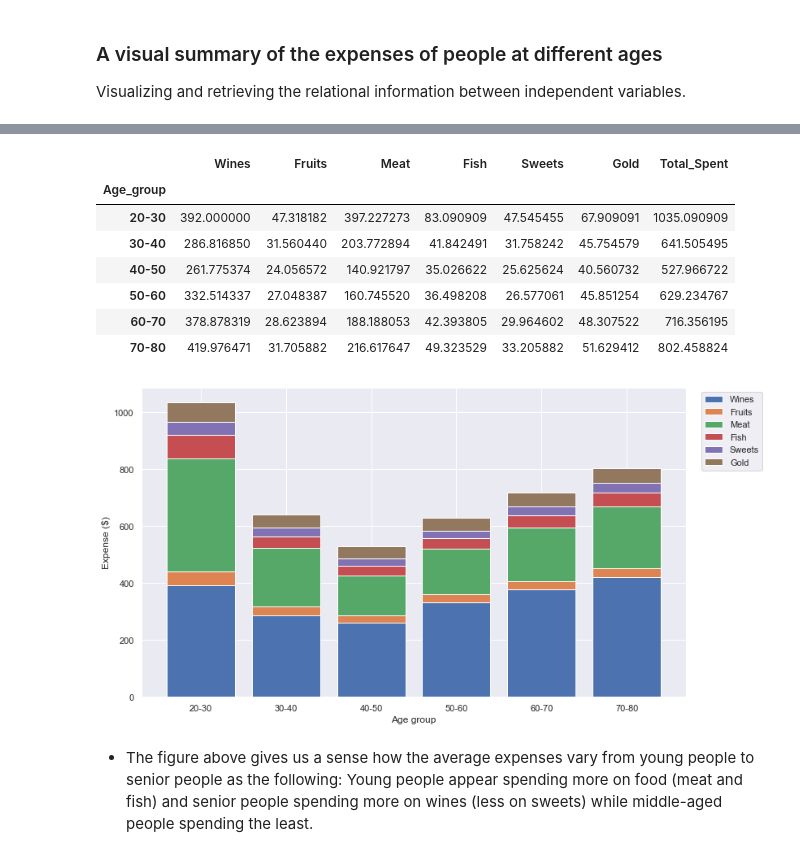
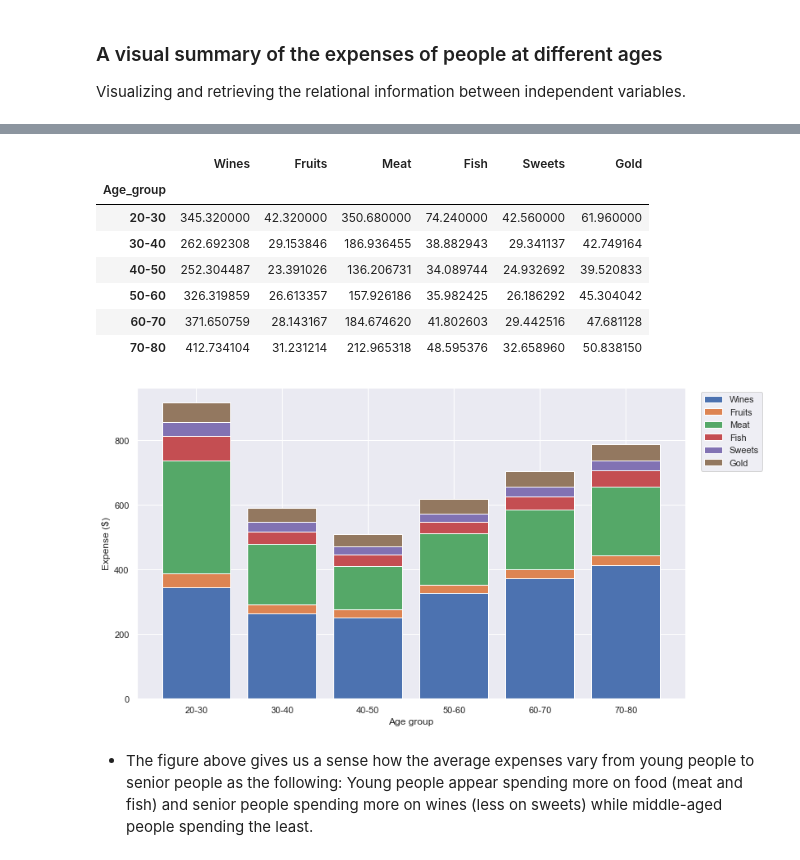
Before and after one commit to livia360/Capstone_project, a Jupyter notebook: 01_Data_Wrangling.ipynb, the cells around one changed output, grey strips where cells are left out. Cells and saved outputs as stored; diff of their text form; code cells hidden in the pictures.

```diff
--- a/01_Data_Wrangling.ipynb
+++ b/01_Data_Wrangling.ipynb
@@ -365,3 +377,0 @@ plt.show()
-# %%
-# use '+' to sum the total spent amount
-df['Total_Spent'] = df.Wines + df.Fruits + df.Meat + df.Fish + df.Sweets + df.Gold
@@ -370,2 +377,0 @@ df['Total_Spent'] = df.Wines + df.Fruits + df.Meat + df.Fish + df.Sweets + df.Go
-# %%
-df = df[df['Age'] < 100]
@@ -376,2 +377,0 @@ df['Age_group'] = pd.cut(df.Age, [20,30,40,50,60,70,80],
-# %%
-df['Total_AcceptedCmp'] = df['AcceptedCmp1'] + df['AcceptedCmp2'] + df['AcceptedCmp3'] + df['AcceptedCmp4'] + df['AcceptedCmp5'] + df['AcceptedCmp6']
@@ -428,2 +411,3 @@ plt.xlabel('Age group');
 # %%
-age_spent_mean = df.groupby(['Age_group']).mean()
+# by age
+byage = df.groupby(['Age_group']).mean()
@@ -430,34 +425,34 @@ age_spent_mean = df.groupby(['Age_group']).mean()
 # %%
 # young people spend more on meat and senior people spend more on wines...
-age_spent_mean[['Wines', 'Fruits', 'Meat', 'Fish', 'Sweets', 'Gold','Total_Spent']]
+byage[['Wines', 'Fruits', 'Meat', 'Fish', 'Sweets', 'Gold']]
 # %% [output]
-|  | Wines | Fruits | Meat | Fish | Sweets | Gold | Total_Spent |
-| Age_group |  |  |  |  |  |  |  |
-| 20-30 | 392.000000 | 47.318182 | 397.227273 | 83.090909 | 47.545455 | 67.909091 | 1035.090909 |
-| 30-40 | 286.816850 | 31.560440 | 203.772894 | 41.842491 | 31.758242 | 45.754579 | 641.505495 |
-| 40-50 | 261.775374 | 24.056572 | 140.921797 | 35.026622 | 25.625624 | 40.560732 | 527.966722 |
-| 50-60 | 332.514337 | 27.048387 | 160.745520 | 36.498208 | 26.577061 | 45.851254 | 629.234767 |
-| 60-70 | 378.878319 | 28.623894 | 188.188053 | 42.393805 | 29.964602 | 48.307522 | 716.356195 |
-| 70-80 | 419.976471 | 31.705882 | 216.617647 | 49.323529 | 33.205882 | 51.629412 | 802.458824 |
+|  | Wines | Fruits | Meat | Fish | Sweets | Gold |
+| Age_group |  |  |  |  |  |  |
+| 20-30 | 345.320000 | 42.320000 | 350.680000 | 74.240000 | 42.560000 | 61.960000 |
+| 30-40 | 262.692308 | 29.153846 | 186.936455 | 38.882943 | 29.341137 | 42.749164 |
+| 40-50 | 252.304487 | 23.391026 | 136.206731 | 34.089744 | 24.932692 | 39.520833 |
+| 50-60 | 326.319859 | 26.613357 | 157.926186 | 35.982425 | 26.186292 | 45.304042 |
+| 60-70 | 371.650759 | 28.143167 | 184.674620 | 41.802603 | 29.442516 | 47.681128 |
+| 70-80 | 412.734104 | 31.231214 | 212.965318 | 48.595376 | 32.658960 | 50.838150 |
 # %%
 import matplotlib.ticker as mticker
 
 fig, ax = plt.subplots(figsize=(12,7))
-ax.bar(age_spent_mean.index, age_spent_mean['Wines'], label='Wines')
-ax.bar(age_spent_mean.index, age_spent_mean['Fruits'], bottom=age_spent_mean['Wines'], label='Fruits')
-ax.bar(age_spent_mean.index, age_spent_mean['Meat'], bottom=age_spent_mean['Wines'] + age_spent_mean['Fruits'], label='Meat')
-ax.bar(age_spent_mean.index, age_spent_mean['Fish'], bottom=age_spent_mean['Wines'] + age_spent_mean['Fruits']
-       + age_spent_mean['Meat'], label='Fish')
-ax.bar(age_spent_mean.index, age_spent_mean['Sweets'], bottom=age_spent_mean['Wines'] + age_spent_mean['Fruits']
-       + age_spent_mean['Meat'] + age_spent_mean['Fish'], label='Sweets')
-ax.bar(age_spent_mean.index, age_spent_mean['Gold'], bottom=age_spent_mean['Wines'] + age_spent_mean['Fruits']
-       + age_spent_mean['Meat'] + age_spent_mean['Fish'] + age_spent_mean['Sweets'], label='Gold')
+ax.bar(byage.index, byage['Wines'], label='Wines')
+ax.bar(byage.index, byage['Fruits'], bottom=byage['Wines'], label='Fruits')
+ax.bar(byage.index, byage['Meat'], bottom=byage['Wines'] + byage['Fruits'], label='Meat')
+ax.bar(byage.index, byage['Fish'], bottom=byage['Wines'] + byage['Fruits']
+       + byage['Meat'], label='Fish')
+ax.bar(byage.index, byage['Sweets'], bottom=byage['Wines'] + byage['Fruits']
+       + byage['Meat'] + byage['Fish'], label='Sweets')
+ax.bar(byage.index, byage['Gold'], bottom=byage['Wines'] + byage['Fruits']
+       + byage['Meat'] + byage['Fish'] + byage['Sweets'], label='Gold')
 
-#ax.set_xticklabels(age_spent_mean.index, rotation=90)
+#ax.set_xticklabels(byage.index, rotation=90)
 ax.set_xlabel('Age group')
 ax.set_ylabel('Expense ($)')
 ax.legend(bbox_to_anchor= (1.02, 1));
 # %% [output]
-[figure, old version]
+[figure, new version]
 # %% [markdown]
  - The figure above gives us a sense how the average expenses vary from young people to senior people as the following: Young people appear spending more on food (meat and fish) and senior people spending more on wines (less on sweets) while middle-aged people spending the least.
```
Also changed, not shown: parts of 47 cells of this notebook.
